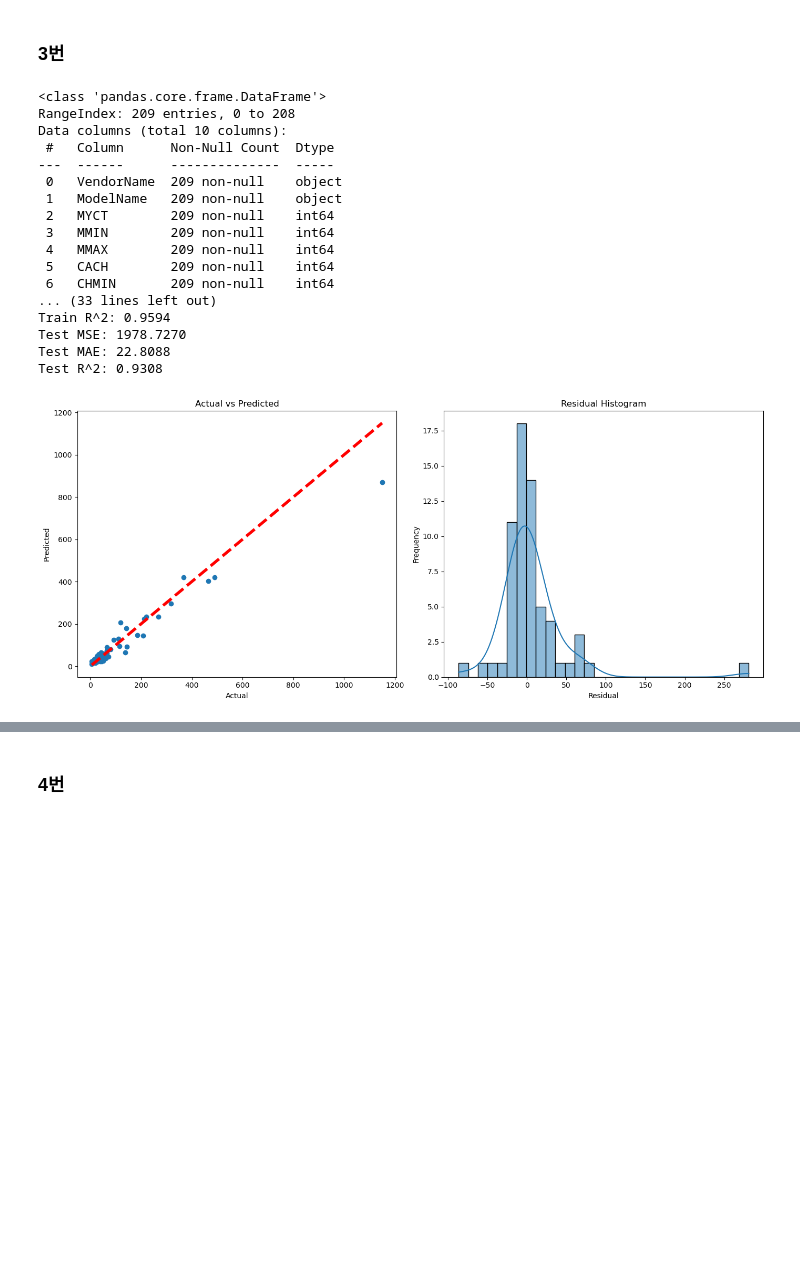
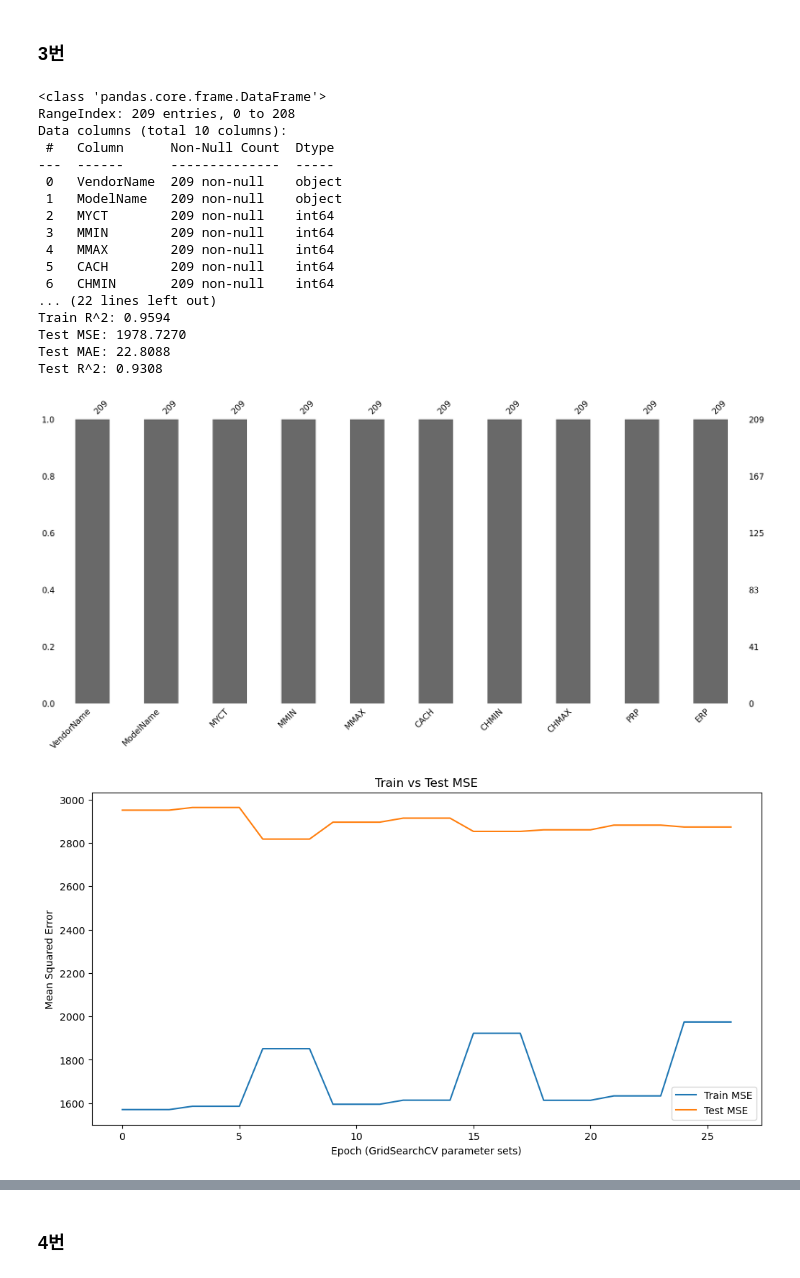
Before and after one commit to beginnerones/python_basic_3, a Jupyter notebook: pipeline_cpu_data.ipynb, the cells around one changed output, grey strips where cells are left out. Cells and saved outputs as stored; diff of their text form; code cells hidden in the pictures; blank space fills up the shorter version.

```diff
--- a/pipeline_cpu_data.ipynb
+++ b/pipeline_cpu_data.ipynb
@@ -143,6 +147,7 @@ test-mse:3220.40777052531,mae:25.844552350165678,r2:0.8873513344554874
 import pandas as pd
 import numpy as np
 import seaborn as sns
+import missingno as msn
 import matplotlib.pyplot as plt
 from sklearn.model_selection import train_test_split, cross_val_score, GridSearchCV
 from sklearn.pipeline import Pipeline
@@ -158,11 +163,19 @@ modelset.dropna(inplace=True)
 
 # Explore the dataset
 print(modelset.info())
-print(modelset.describe())
-print(modelset.head())
+print(modelset.shape)
+msn.bar(modelset)
 
+dum=pd.get_dummies(modelset.VendorName,prefix='vname',dtype=float)
+modelset=pd.concat([modelset.drop("VendorName",axis=1),dum],axis=1)
 
+dum=pd.get_dummies(modelset["ModelName"],prefix='mname',dtype=float)
+modelset=pd.concat([modelset.drop("ModelName",axis=1),dum],axis=1)
+modelset.head()
 
+rela=modelset.corr()["PRP"]
+rela=np.abs(rela)
+print(rela.sort_values(ascending=False))
 
 # 특징 선택
 num_feat = ['MYCT', 'MMIN', 'MMAX', 'CACH', 'CHMIN', 'CHMAX','ERP']
@@ -213,6 +226,15 @@ grid_search.fit(X_train,y_train)
 best_model=grid_search.best_estimator_
 
 #검증
+cvmse=cross_val_score(best_model,X_train,y_train,cv=5,scoring="neg_mean_squared_error")
+cvmse=-cvmse.mean()
+
+cvmae=cross_val_score(best_model,X_train,y_train,cv=5,scoring="neg_mean_absolute_error")
+cvmae=-cvmae.mean()
+
+cvr2=cross_val_score(best_model,X_train,y_train,cv=5,scoring="r2")
+cvr2=cvr2.mean()
+print(f"교차검증 결과- mse:{cvmse},mae:{cvmae},r2:{cvr2}")
 y_pred = best_model.predict(X_test)
 y_train_pred = best_model.predict(X_train)
 
@@ -232,6 +254,16 @@ print(f"Test MSE: {mse_test:.4f}")
 print(f"Test MAE: {mae_test:.4f}")
 print(f"Test R^2: {r2_test:.4f}")
 
+plt.figure(figsize=(12, 6))
+plt.plot(range(len(results['mean_train_score'])), -results['mean_train_score'], label='Train MSE')
+plt.plot(range(len(results['mean_test_score'])), -results['mean_test_score'], label='Test MSE')
+plt.xlabel('Epoch (GridSearchCV parameter sets)')
+plt.ylabel('Mean Squared Error')
+plt.title('Train vs Test MSE')
+plt.legend()
+plt.show()
+
+
 # Plot Actual vs Predicted values
 plt.figure(figsize=(14,6))
 plt.subplot(1,2,1)
@@ -239,32 +271,33 @@ plt.scatter(y_test, y_pred)
 plt.plot([y_test.min(), y_test.max()], [y_test.min(), y_test.max()], 'r--', lw=4)
 plt.xlabel('Actual')
 plt.ylabel('Predicted')
 plt.title('Actual vs Predicted')
 
 # Plot residuals
 plt.subplot(1,2,2)
 sns.histplot(y_test - y_pred, kde=True)
 plt.xlabel('Residual')
 plt.ylabel('Frequency')
 plt.title('Residual Histogram')
 plt.tight_layout()
 plt.show()
 # %% [output]
 <class 'pandas.core.frame.DataFrame'>
 RangeIndex: 209 entries, 0 to 208
 Data columns (total 10 columns):
  #   Column      Non-Null Count  Dtype
 ---  ------      --------------  -----
  0   VendorName  209 non-null    object
  1   ModelName   209 non-null    object
  2   MYCT        209 non-null    int64
  3   MMIN        209 non-null    int64
  4   MMAX        209 non-null    int64
  5   CACH        209 non-null    int64
  6   CHMIN       209 non-null    int64
-... (33 lines left out)
+... (22 lines left out)
 Train R^2: 0.9594
 Test MSE: 1978.7270
 Test MAE: 22.8088
 Test R^2: 0.9308
-[figure, old version]
+[figure, new version]
+[figure, added]
```
Also changed, not shown: parts of 8 cells of this notebook, 1 other file.
